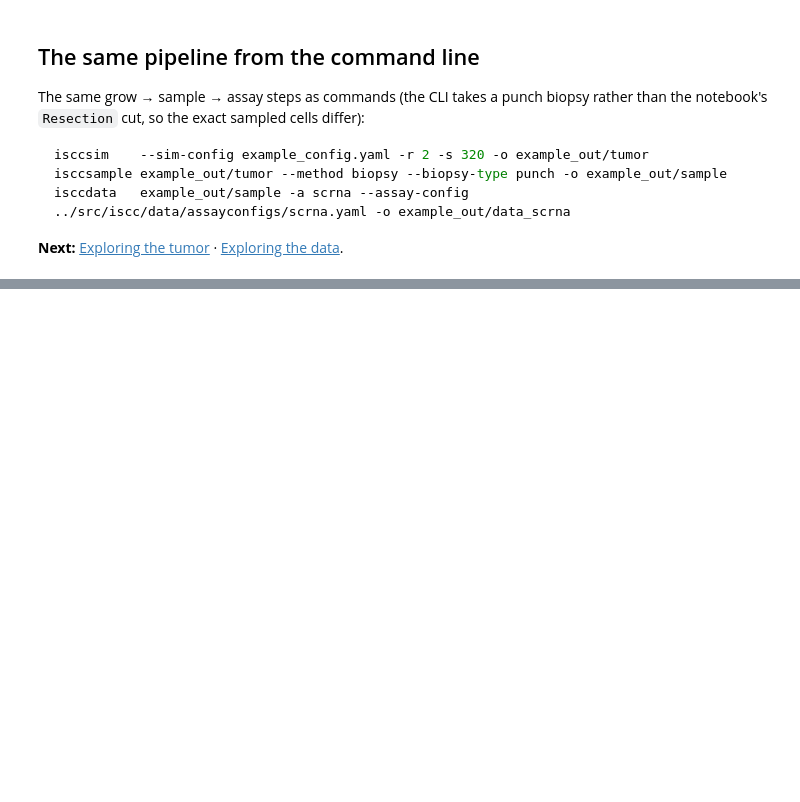
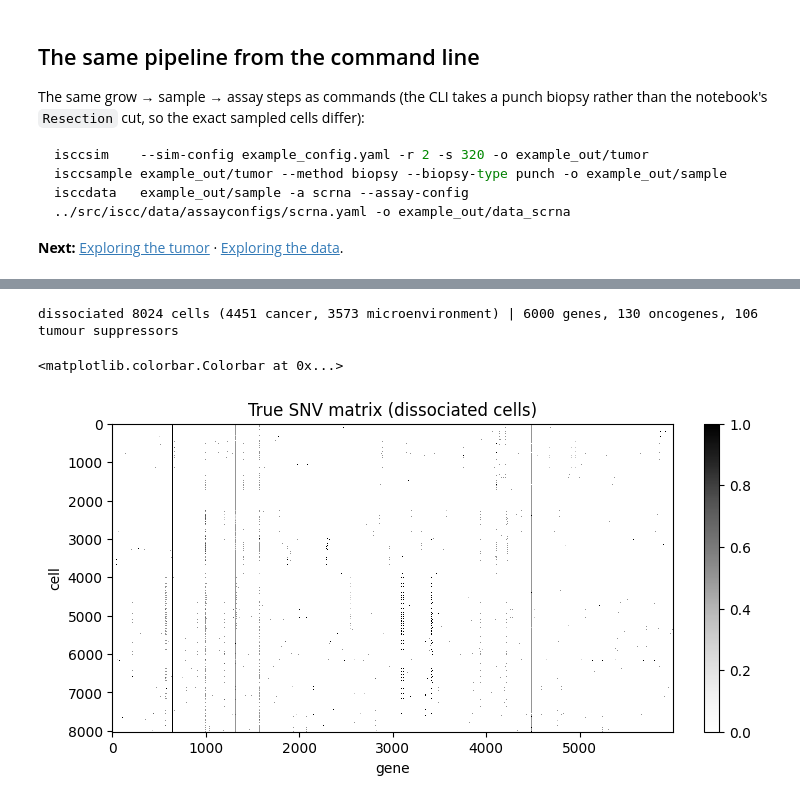
Before and after one commit to pedrofale/iscc, a Jupyter notebook: notebooks/01_pipeline_walkthrough.ipynb, the cells around one changed output, grey strips where cells are left out. Saved outputs shown, nothing was run; the diff lists cells and outputs as text; code cells hidden in the pictures; blank space fills up the shorter version.

```diff
--- a/notebooks/01_pipeline_walkthrough.ipynb
+++ b/notebooks/01_pipeline_walkthrough.ipynb
@@ -223,0 +310,17 @@ isccdata   example_out/sample -a scrna --assay-config ../src/iscc/data/assayconf
+# %%
+cd = spec.dissociate(cut, max_cells=8000)          # dissociate the cut -> the sequencing sample
+true_type = cd["cell_type"]["cell_id"].astype(str)  # ground-truth cell type per cell
+drivers = tumor.get_gene_data()["driver_types"].iloc[:, 0]   # +1 oncogene, -1 TSG, 0 passenger
+n_can = int(cd["cell_type"]["cell_id"].map(lambda g: tumor.genotypes[g].type == "cancer").sum())
+print(f"dissociated {len(cd['cell_snv'])} cells ({n_can} cancer, {len(cd['cell_snv']) - n_can} "
+      f"microenvironment) | {len(drivers)} genes, {int((drivers == 1).sum())} oncogenes, "
+      f"{int((drivers == -1).sum())} tumour suppressors")
+
+fig, ax = plt.subplots(figsize=(8, 4))
+im = ax.imshow(cd["cell_snv"].values, aspect="auto", cmap="Greys", interpolation="none")
+ax.set_xlabel("gene"); ax.set_ylabel("cell"); ax.set_title("True SNV matrix (dissociated cells)")
+plt.colorbar(im, ax=ax, fraction=0.046)
+# %% [output]
+dissociated 8024 cells (4451 cancer, 3573 microenvironment) | 6000 genes, 130 oncogenes, 106 tumour suppressors
+<matplotlib.colorbar.Colorbar at 0x...>
+[figure, added]
```
Also changed, not shown: parts of 24 cells of this notebook, 4 other files.
